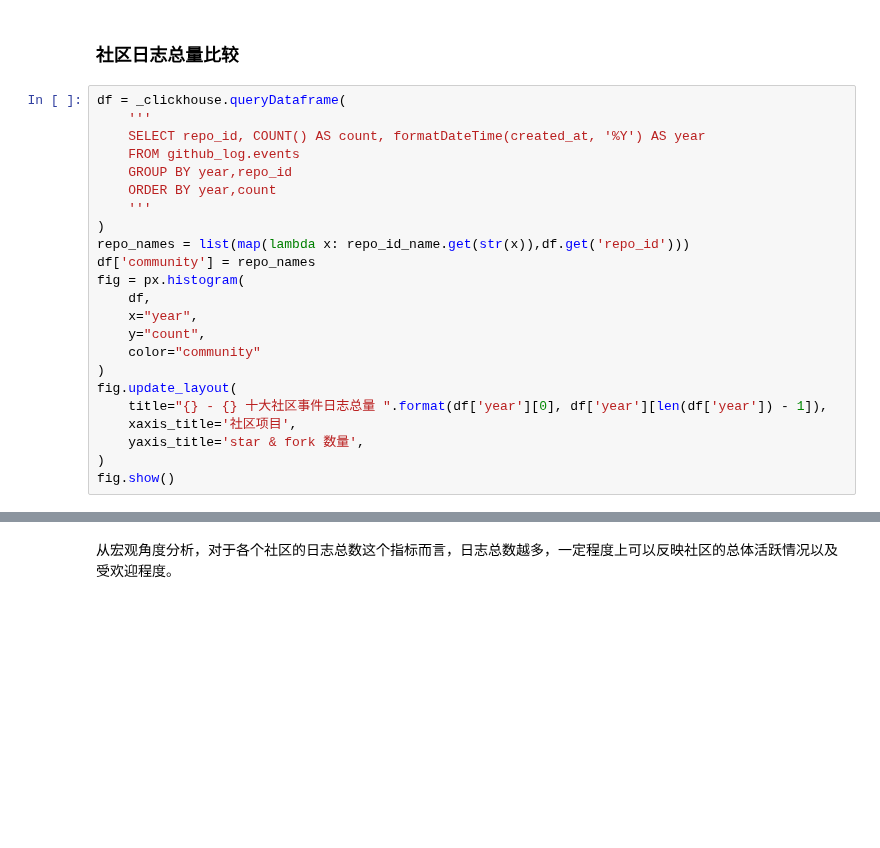
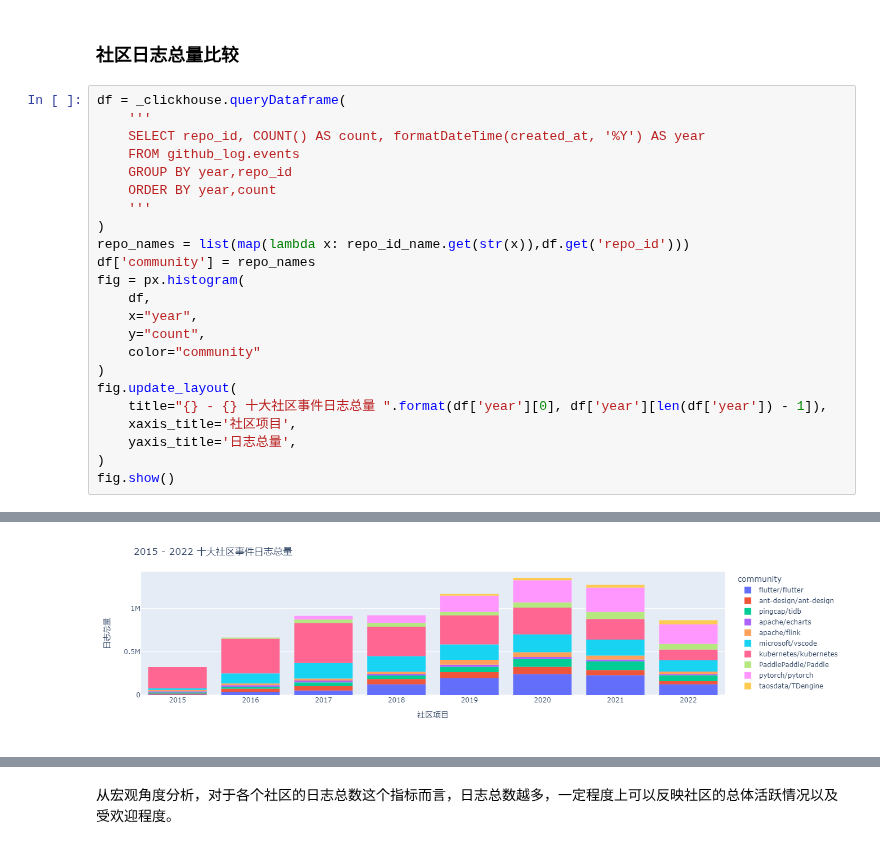
Before and after one commit to PaddlePaddle/community, a Jupyter notebook: reports/insight/insight/89_源光闪烁.ipynb, the cells around one changed output, grey strips where cells are left out. Cells and saved outputs as stored; diff of their text form; blank space fills up the shorter version.

```diff
--- a/reports/insight/insight/89_源光闪烁.ipynb
+++ b/reports/insight/insight/89_源光闪烁.ipynb
@@ -260,7 +260,7 @@ fig = px.histogram(
 fig.update_layout(
     title="{} - {} 十大社区事件日志总量 ".format(df['year'][0], df['year'][len(df['year']) - 1]),
     xaxis_title='社区项目',
-    yaxis_title='star & fork 数量',
+    yaxis_title='日志总量',
 )
 fig.show()
 # %% [output]
@@ -267,0 +267 @@ fig.show()
+[figure, added]
```
Also changed, not shown: parts of 26 cells of this notebook, 1 other file.
